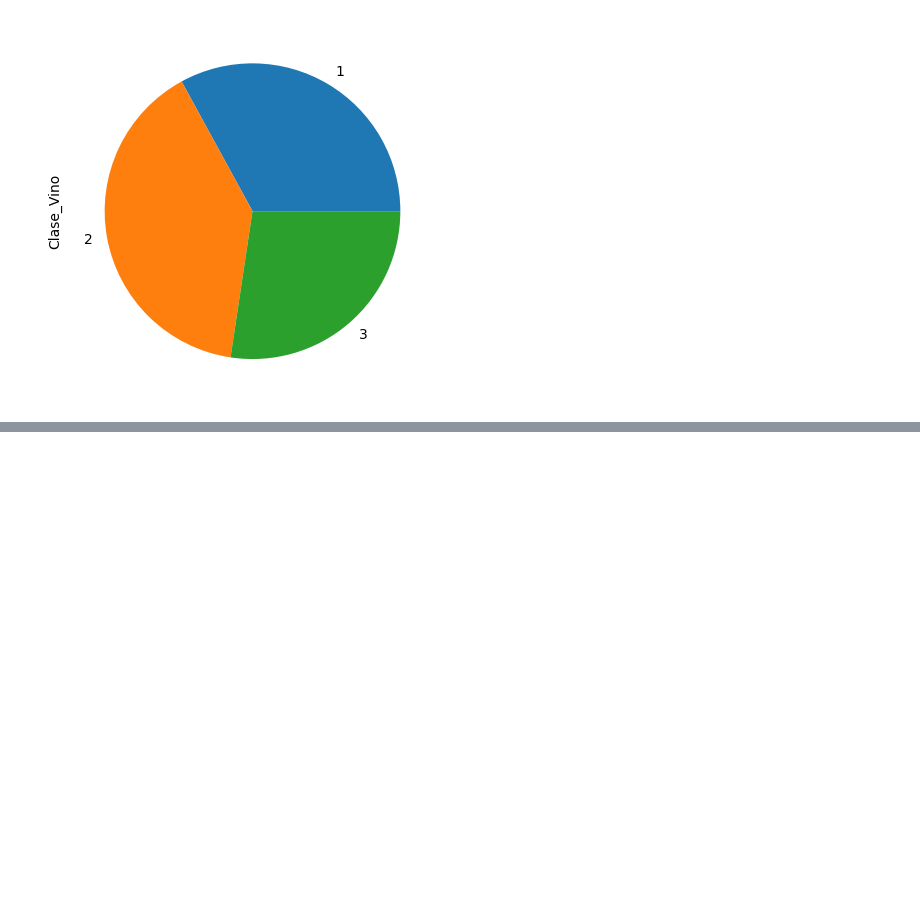
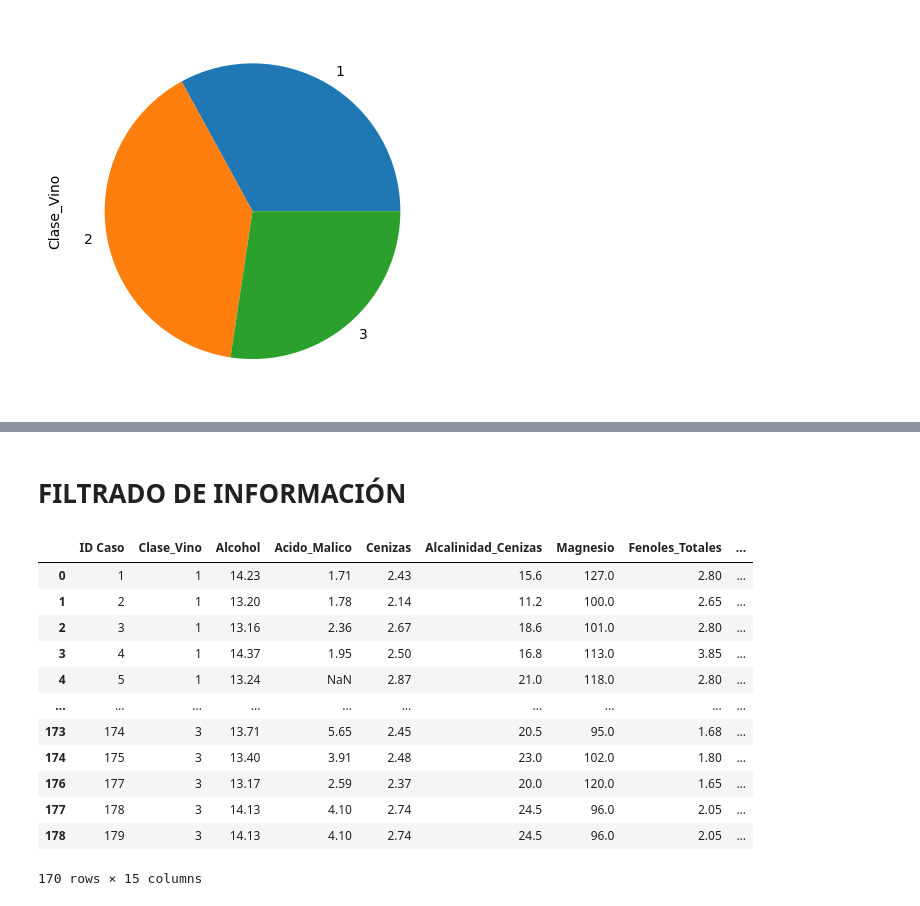
Before and after one commit to Juanesalamanca/TALLER-2, a Jupyter notebook: Taller2.ipynb, the cells around one changed output, grey strips where cells are left out. Cells and saved outputs as stored; diff of their text form; code cells hidden in the pictures; blank space fills up the shorter version.

```diff
--- a/Taller2.ipynb
+++ b/Taller2.ipynb
@@ -308,0 +342,21 @@ Name: Clase_Vino, dtype: int64
+# %% [markdown]
+# FILTRADO DE INFORMACIÓN
+# %%
+df=df[df['Intensidad_Color']<10]
+# %%
+df=df[(df['Intensidad_Color']<10)&(df['Matiz']<1.5)]
+df
+# %% [output]
+|  | ID Caso | Clase_Vino | Alcohol | Acido_Malico | Cenizas | Alcalinidad_Cenizas | Magnesio | Fenoles_Totales | ... |
+| 0 | 1 | 1 | 14.23 | 1.71 | 2.43 | 15.6 | 127.0 | 2.80 | ... |
+| 1 | 2 | 1 | 13.20 | 1.78 | 2.14 | 11.2 | 100.0 | 2.65 | ... |
+| 2 | 3 | 1 | 13.16 | 2.36 | 2.67 | 18.6 | 101.0 | 2.80 | ... |
+| 3 | 4 | 1 | 14.37 | 1.95 | 2.50 | 16.8 | 113.0 | 3.85 | ... |
+| 4 | 5 | 1 | 13.24 | NaN | 2.87 | 21.0 | 118.0 | 2.80 | ... |
+| ... | ... | ... | ... | ... | ... | ... | ... | ... | ... |
+| 173 | 174 | 3 | 13.71 | 5.65 | 2.45 | 20.5 | 95.0 | 1.68 | ... |
+| 174 | 175 | 3 | 13.40 | 3.91 | 2.48 | 23.0 | 102.0 | 1.80 | ... |
+| 176 | 177 | 3 | 13.17 | 2.59 | 2.37 | 20.0 | 120.0 | 1.65 | ... |
+| 177 | 178 | 3 | 14.13 | 4.10 | 2.74 | 24.5 | 96.0 | 2.05 | ... |
+| 178 | 179 | 3 | 14.13 | 4.10 | 2.74 | 24.5 | 96.0 | 2.05 | ... |
+170 rows × 15 columns
```
Also changed, not shown: parts of 7 cells of this notebook.
